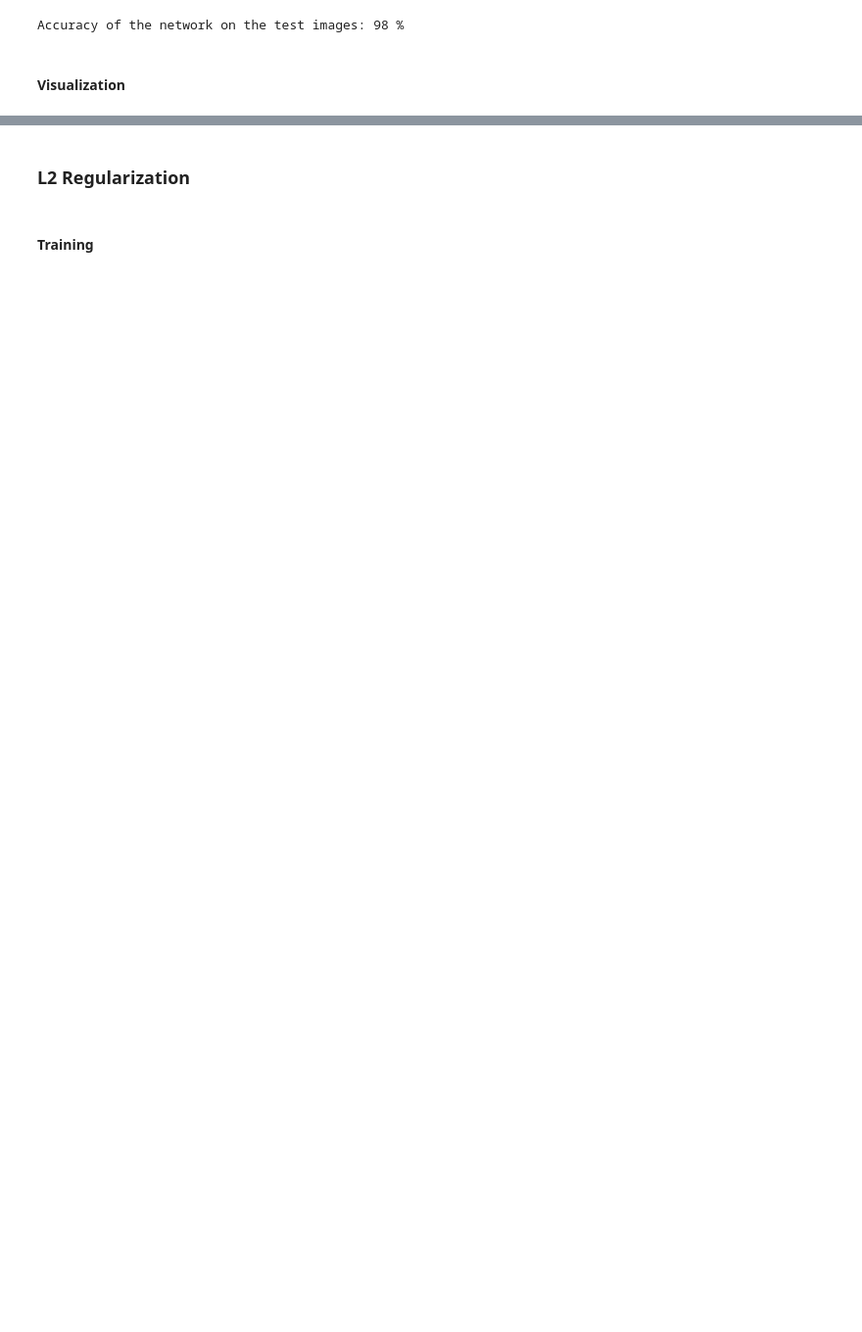
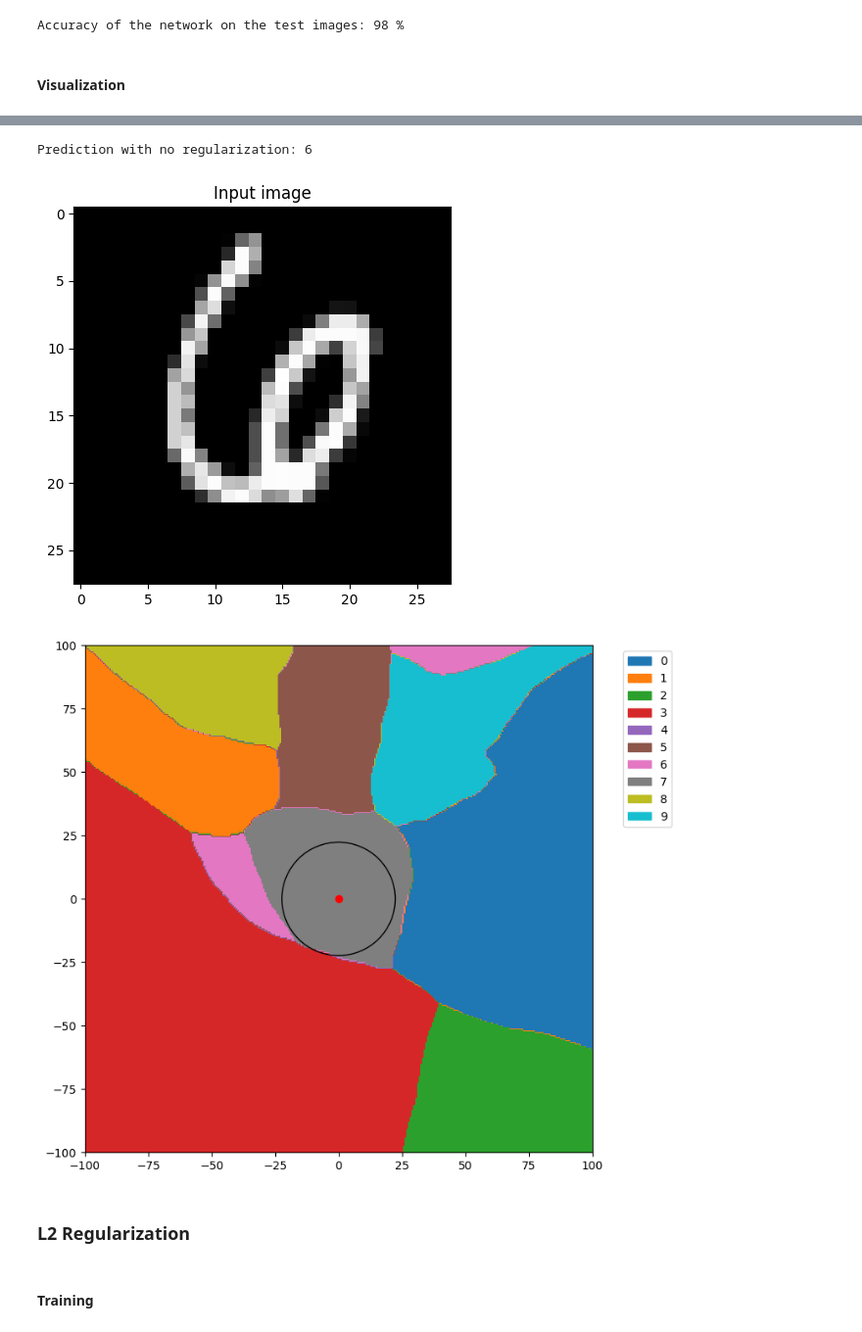
Before and after one commit to bioAI-Oslo/RegDNNs, a Jupyter notebook: Jacobian Regularization/mnist_lenet.ipynb, the cells around one changed output, grey strips where cells are left out. Shown: that part at 98% size. Drawn from its saved outputs; the diff is of its cells as text; code cells hidden in the pictures; blank space fills up the shorter version.

```diff
--- a/Jacobian Regularization/mnist_lenet.ipynb
+++ b/Jacobian Regularization/mnist_lenet.ipynb
@@ -109,3 +105,12 @@ plot_activations_pca(model_no_reg, train_loader, device)
+# %%
+image = get_random_img(test_loader)
+v1, v2 = generate_random_vectors(image)
+plot_and_print_img(image, model_no_reg, device, "no regularization")
+plot_decision_boundary(model_no_reg, image, v1, v2, device)
+# %% [output]
+Prediction with no regularization: 6
+[figure, added]
+[figure, added]
 # %% [markdown]
 ### L2 Regularization
 # %% [markdown]
```
Also changed, not shown: parts of 18 cells of this notebook, 2 other files.
